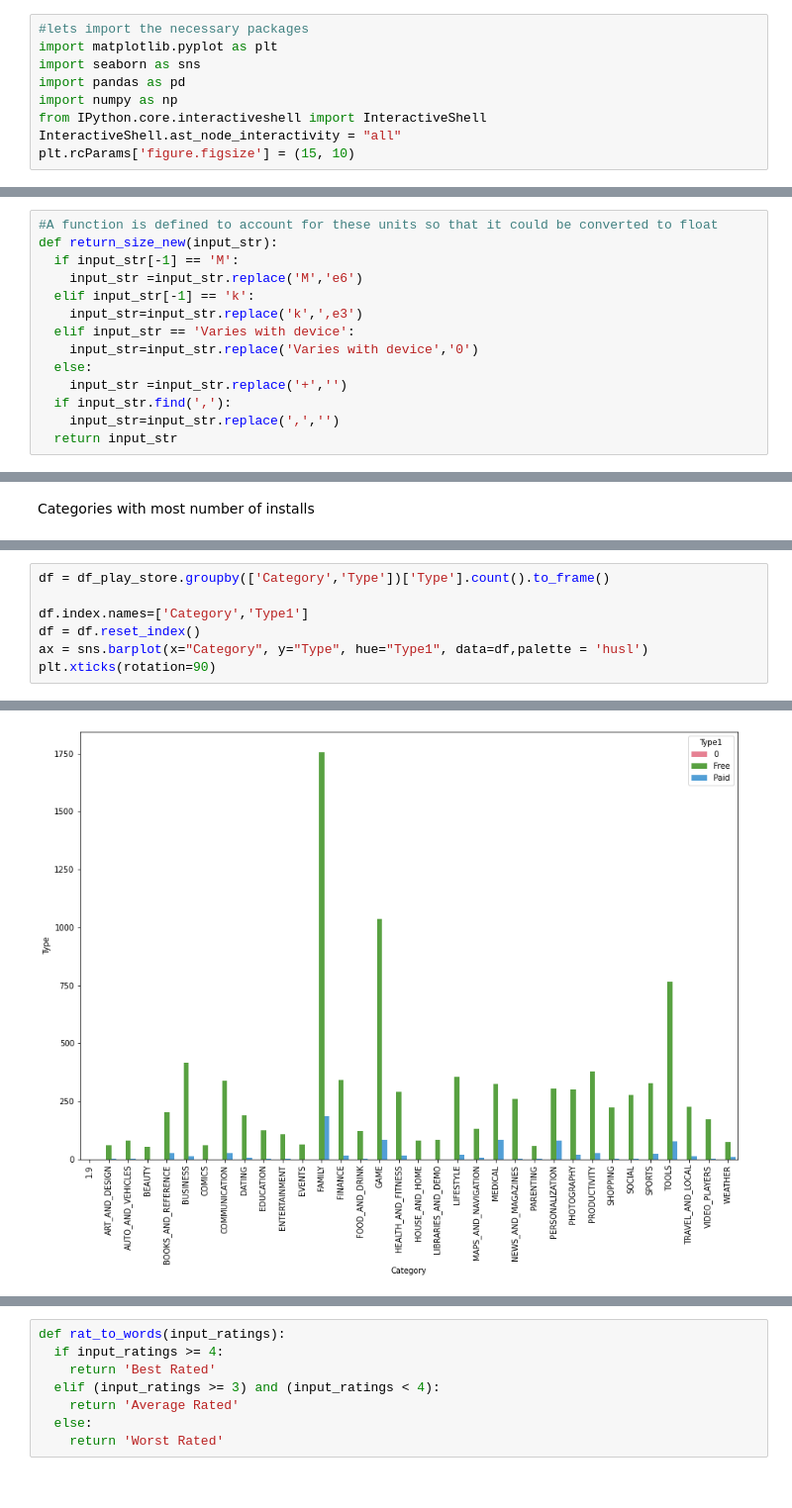
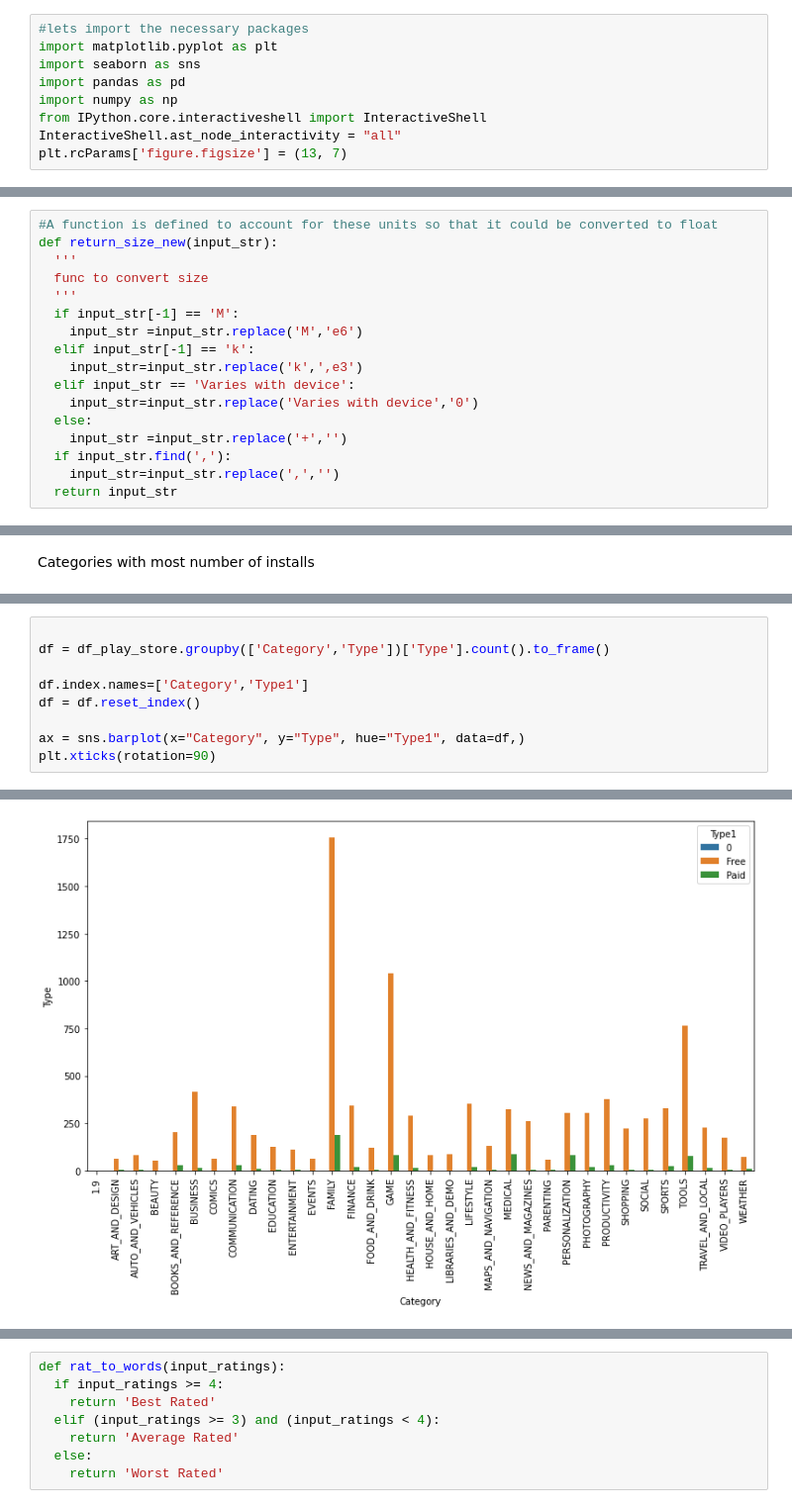
Before and after one commit to nadeeha/play-store-app-review-analysis, a Jupyter notebook: CH_Nadeeha_Play_Store_App_Review_Analysis_Capstone_Project.ipynb, the cells around one changed output, grey strips where cells are left out. Shown: that part at 99% size. Drawn from its saved outputs; the diff is of its cells as text.

```diff
--- a/CH_Nadeeha_Play_Store_App_Review_Analysis_Capstone_Project.ipynb
+++ b/CH_Nadeeha_Play_Store_App_Review_Analysis_Capstone_Project.ipynb
@@ -19,7 +19,7 @@ import pandas as pd
 import numpy as np
 from IPython.core.interactiveshell import InteractiveShell
 InteractiveShell.ast_node_interactivity = "all"
-plt.rcParams['figure.figsize'] = (15, 10)
+plt.rcParams['figure.figsize'] = (13, 7)
 # %% [markdown]
 #**Preliminary Analysis:**
 Let's start by doing a basic EDA on each of the dataset provided - Play Store Data & User Reviews files.
@@ -244,6 +244,9 @@ df_play_store[~((df_play_store['Size'].str.contains('M')) | (df_play_store['Size
 # %%
 #A function is defined to account for these units so that it could be converted to float
 def return_size_new(input_str):
+  '''
+  func to convert size
+  '''
   if input_str[-1] == 'M':
     input_str =input_str.replace('M','e6')
   elif input_str[-1] == 'k':
@@ -588,12 +581,14 @@ df_play_store.groupby(['Category']).agg({'installs_new':'sum'}).plot(kind='bar')
 # %%
+
 df = df_play_store.groupby(['Category','Type'])['Type'].count().to_frame()
 
 df.index.names=['Category','Type1']
 df = df.reset_index()
-ax = sns.barplot(x="Category", y="Type", hue="Type1", data=df,palette = 'husl')
+
+ax = sns.barplot(x="Category", y="Type", hue="Type1", data=df,)
 plt.xticks(rotation=90)
 # %% [output]
 (array([ 0,  1,  2,  3,  4,  5,  6,  7,  8,  9, 10, 11, 12, 13, 14, 15, 16,
         17, 18, 19, 20, 21, 22, 23, 24, 25, 26, 27, 28, 29, 30, 31, 32, 33]),
  <a list of 34 Text major ticklabel objects>)
-[figure, old version]
+[figure, new version]
```
Also changed, not shown: parts of 70 cells of this notebook.
